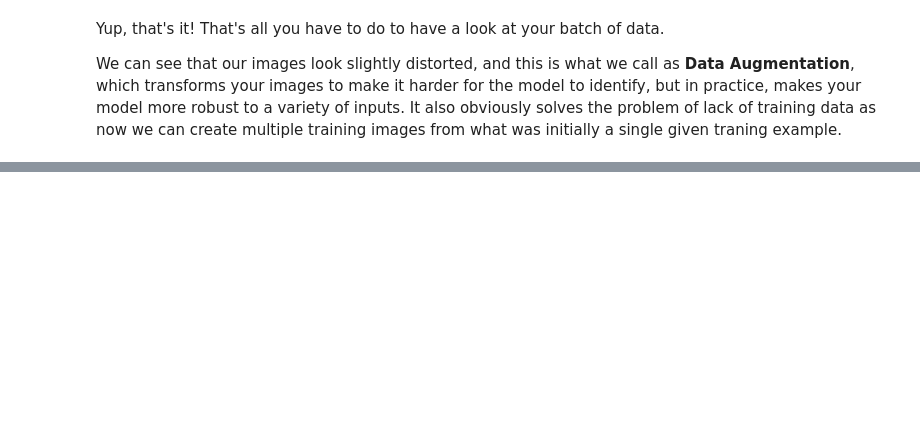
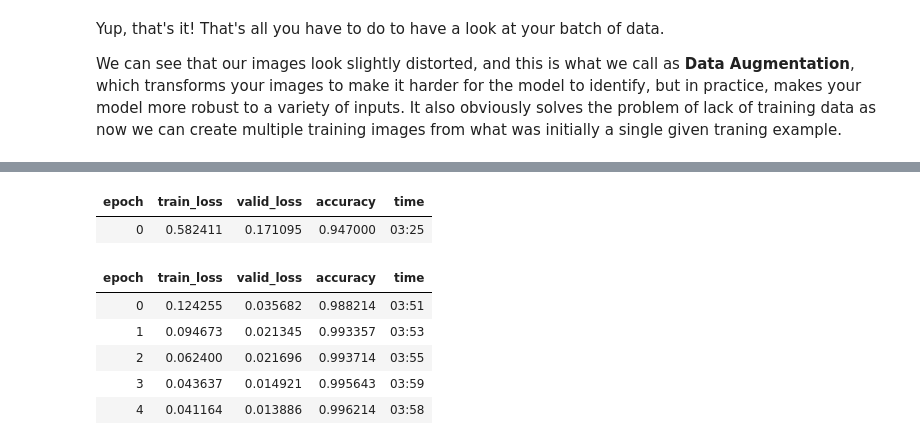
Before and after one commit to sayantank/datablog, a Jupyter notebook: _notebooks/2020-10-08-mnist-fastapi.ipynb, the cells around one changed output, grey strips where cells are left out. Saved outputs shown, nothing was run; the diff lists cells and outputs as text; code cells hidden in the pictures; blank space fills up the shorter version.

Commit message:
mnist-fastapi finished training

```diff
--- a/_notebooks/2020-10-08-mnist-fastapi.ipynb
+++ b/_notebooks/2020-10-08-mnist-fastapi.ipynb
@@ -202,0 +252,11 @@ We can see that our images look slightly distorted, and this is what we call as
+# %%
+learn.fine_tune(5, lr=7e-3)
+# %% [output]
+| epoch | train_loss | valid_loss | accuracy | time |
+| 0 | 0.582411 | 0.171095 | 0.947000 | 03:25 |
+| epoch | train_loss | valid_loss | accuracy | time |
+| 0 | 0.124255 | 0.035682 | 0.988214 | 03:51 |
+| 1 | 0.094673 | 0.021345 | 0.993357 | 03:53 |
+| 2 | 0.062400 | 0.021696 | 0.993714 | 03:55 |
+| 3 | 0.043637 | 0.014921 | 0.995643 | 03:59 |
+| 4 | 0.041164 | 0.013886 | 0.996214 | 03:58 |
```
Also changed, not shown: parts of 14 cells of this notebook.
